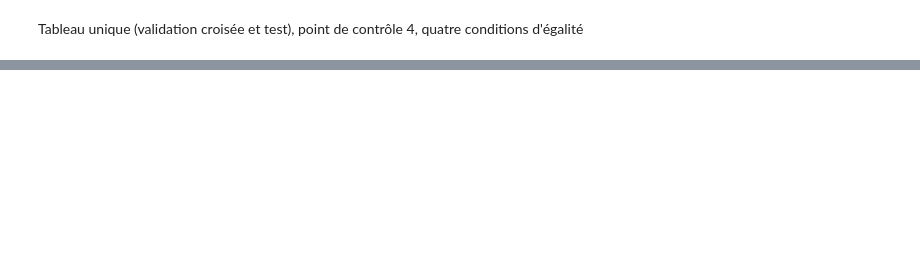
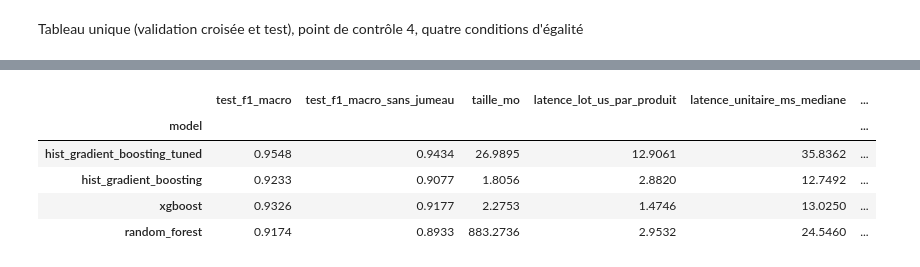
Before and after one commit to G-code10/nutri_gui, a Jupyter notebook: notebooks/guillaume/tp15.ipynb, the cells around one changed output, grey strips where cells are left out. Drawn from its saved outputs; the diff is of its cells as text; code cells hidden in the pictures; blank space fills up the shorter version.

```diff
--- a/notebooks/guillaume/tp15.ipynb
+++ b/notebooks/guillaume/tp15.ipynb
@@ -413,0 +825,83 @@ OK  — même split : colonne split de l'export, train et test disjoints et comp
+# %%
+# Cellule 15 — Étape 5 : critères mesurés pour l'ADR (taille, latence, réentraînement, test) des 4 options
+# Cellule autonome : rechargement des données et réajustement sur tout le train, sans dépendre des cellules précédentes
+import tempfile
+import time
+from pathlib import Path
+
+import joblib
+import numpy as np
+import pandas as pd
+from sklearn.ensemble import HistGradientBoostingClassifier, RandomForestClassifier
+from xgboost import XGBClassifier
+
+from src import config
+from src.ml.evaluation import evaluate_on_test, fingerprint
+from src.ml.features import encode_target, features_and_target, load_features, split_train_test
+from src.ml.modeling import RANDOM_STATE, build_pipeline
+from src.storage.export_features import EXPORT_PREFIX
+from src.utils import find_input
+
+N_JOBS = -1
+N_SINGLE_CALLS = 100   # appels unitaires, comme un produit envoyé seul à l'API
+
+# Données : même export, même split figé que le reste du journal
+export_path = find_input(config.EXPORTS_DIR, EXPORT_PREFIX, ".parquet")
+train, test = split_train_test(load_features(export_path))
+X_train, y_train = features_and_target(train)
+X_test, y_test = features_and_target(test)
+y_train_codes, y_test_codes = encode_target(y_train), encode_target(y_test)
+train_fingerprints = fingerprint(X_train)
+
+# Les 4 options de l'ADR, avec exactement les réglages du tableau unique
+BEST_PARAMS = {   # recherche Optuna (cellule 7), repris de la cellule 8
+    "learning_rate": 0.08574153197420807,
+    "max_leaf_nodes": 80,
+    "min_samples_leaf": 17,
+    "l2_regularization": 0.11400863701127326,
+    "class_weight": None,
+}
+adr_models = {
+    "hist_gradient_boosting_tuned": HistGradientBoostingClassifier(
+        **BEST_PARAMS, max_iter=1200, early_stopping=True, n_iter_no_change=10, random_state=RANDOM_STATE
+    ),
+    "hist_gradient_boosting": HistGradientBoostingClassifier(random_state=RANDOM_STATE),
+    "xgboost": XGBClassifier(random_state=RANDOM_STATE, n_jobs=N_JOBS),
+    "random_forest": RandomForestClassifier(random_state=RANDOM_STATE, n_jobs=N_JOBS),
+}
+
+single_product = X_test.iloc[[0]]
+rows = []
+with tempfile.TemporaryDirectory() as tmp_dir:   # dossier hors du dépôt, supprimé à la sortie du bloc
+    for name, model in adr_models.items():
+        test_res, _, pipeline = evaluate_on_test(
+            build_pipeline(model), X_train, y_train_codes, X_test, y_test_codes, train_fingerprints
+        )
+
+        # Taille : pipeline complet (préparation + modèle) sérialisé par joblib
+        path = Path(tmp_dir) / f"{name}.joblib"
+        joblib.dump(pipeline, path)
+
+        # Latence unitaire : médiane de 100 prédictions d'un seul produit
+        durations = []
+        for _ in range(N_SINGLE_CALLS):
+            start = time.perf_counter()
+            pipeline.predict(single_product)
+            durations.append(time.perf_counter() - start)
+
+        rows.append({
+            "model": name,
+            "test_f1_macro": test_res["f1_macro"],
+            "test_f1_macro_sans_jumeau": test_res["f1_macro_without_twin"],
+            "taille_mo": path.stat().st_size / 1e6,
+            "latence_lot_us_par_produit": test_res["predict_time_s"] / len(X_test) * 1e6,
+            "latence_unitaire_ms_mediane": float(np.median(durations)) * 1e3,
+            "reentrainement_s": test_res["fit_time_s"],
+        })
+        print(f"{name} : terminé")
+
+print(f"Export : {export_path.name}")
+adr_table = pd.DataFrame(rows).set_index("model")
+with pd.option_context("display.float_format", "{:.4f}".format):
+    display(adr_table)
+# %% [output]
@@ -413,0 +913,6 @@ OK  — même split : colonne split de l'export, train et test disjoints et comp
+|  | test_f1_macro | test_f1_macro_sans_jumeau | taille_mo | latence_lot_us_par_produit | latence_unitaire_ms_mediane | ... |
+| model |  |  |  |  |  | ... |
+| hist_gradient_boosting_tuned | 0.9548 | 0.9434 | 26.9895 | 12.9061 | 35.8362 | ... |
+| hist_gradient_boosting | 0.9233 | 0.9077 | 1.8056 | 2.8820 | 12.7492 | ... |
+| xgboost | 0.9326 | 0.9177 | 2.2753 | 1.4746 | 13.0250 | ... |
+| random_forest | 0.9174 | 0.8933 | 883.2736 | 2.9532 | 24.5460 | ... |
```
Also changed, not shown: parts of 33 cells of this notebook.
